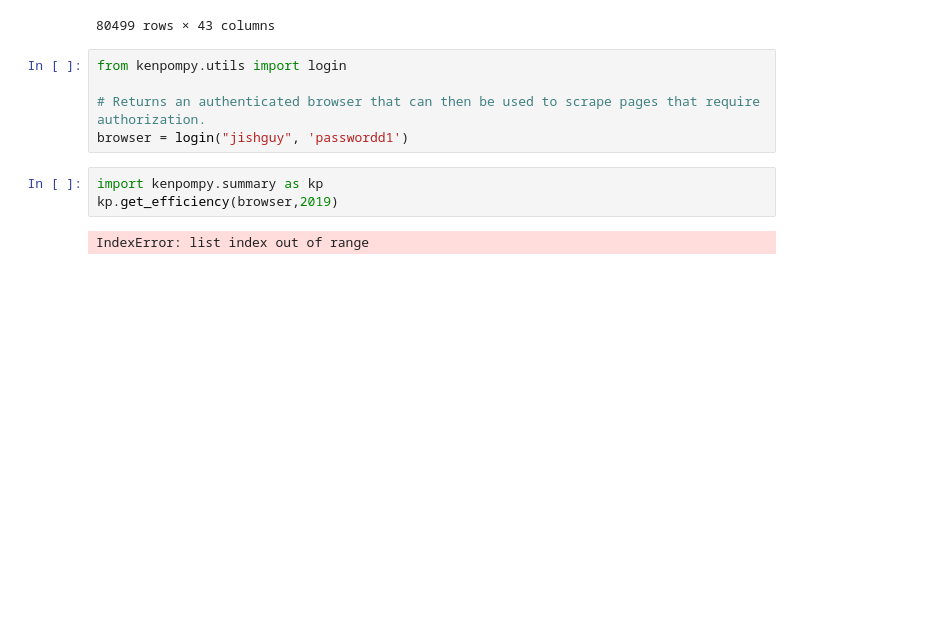
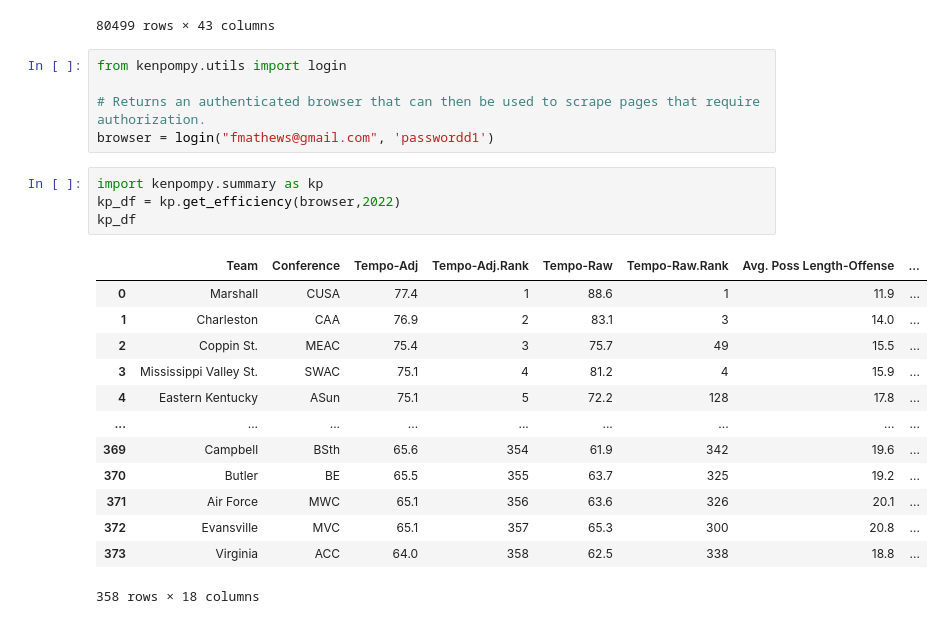
Before and after one commit to fmathews11/College_basketball, a Jupyter notebook: College_BB_Data_Pipeline.ipynb, the cells around one changed output. Drawn from its saved outputs; the diff is of its cells as text; blank space fills up the shorter version.

```diff
--- a/College_BB_Data_Pipeline.ipynb
+++ b/College_BB_Data_Pipeline.ipynb
@@ -811,9 +771,22 @@ ml_df_l2.sort_values('date')
 from kenpompy.utils import login
 
 # Returns an authenticated browser that can then be used to scrape pages that require authorization.
-browser = login("jishguy", 'passwordd1')
+browser = login("fmathews@gmail.com", 'passwordd1')
 # %%
 import kenpompy.summary as kp
-kp.get_efficiency(browser,2019)
+kp_df = kp.get_efficiency(browser,2022)
+kp_df
 # %% [output]
+|  | Team | Conference | Tempo-Adj | Tempo-Adj.Rank | Tempo-Raw | Tempo-Raw.Rank | Avg. Poss Length-Offense | ... |
+| 0 | Marshall | CUSA | 77.4 | 1 | 88.6 | 1 | 11.9 | ... |
+| 1 | Charleston | CAA | 76.9 | 2 | 83.1 | 3 | 14.0 | ... |
+| 2 | Coppin St. | MEAC | 75.4 | 3 | 75.7 | 49 | 15.5 | ... |
+| 3 | Mississippi Valley St. | SWAC | 75.1 | 4 | 81.2 | 4 | 15.9 | ... |
+| 4 | Eastern Kentucky | ASun | 75.1 | 5 | 72.2 | 128 | 17.8 | ... |
+| ... | ... | ... | ... | ... | ... | ... | ... | ... |
+| 369 | Campbell | BSth | 65.6 | 354 | 61.9 | 342 | 19.6 | ... |
+| 370 | Butler | BE | 65.5 | 355 | 63.7 | 325 | 19.2 | ... |
+| 371 | Air Force | MWC | 65.1 | 356 | 63.6 | 326 | 20.1 | ... |
+| 372 | Evansville | MVC | 65.1 | 357 | 65.3 | 300 | 20.8 | ... |
+| 373 | Virginia | ACC | 64.0 | 358 | 62.5 | 338 | 18.8 | ... |
-IndexError: list index out of range
+358 rows × 18 columns
```
Also changed, not shown: parts of 8 cells of this notebook, 1 other file.
